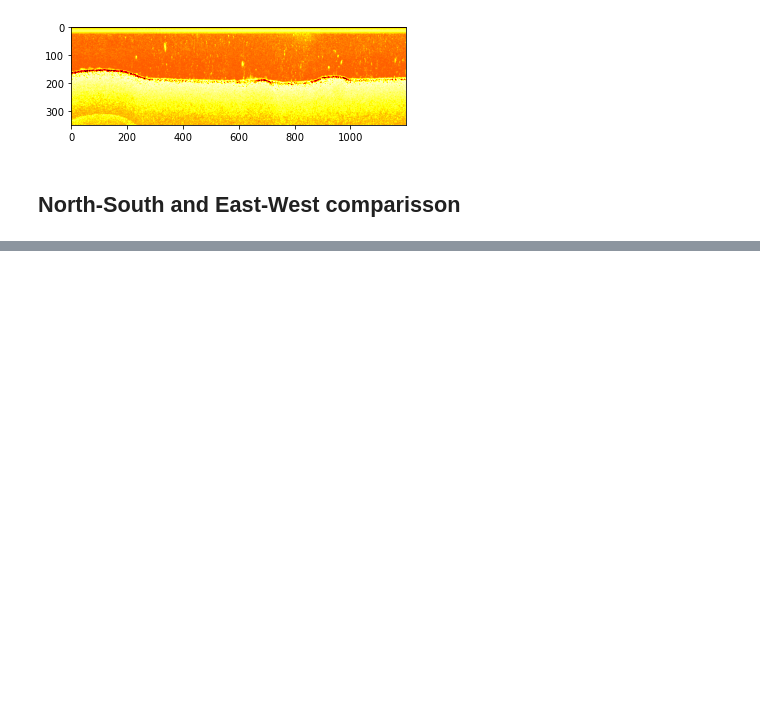
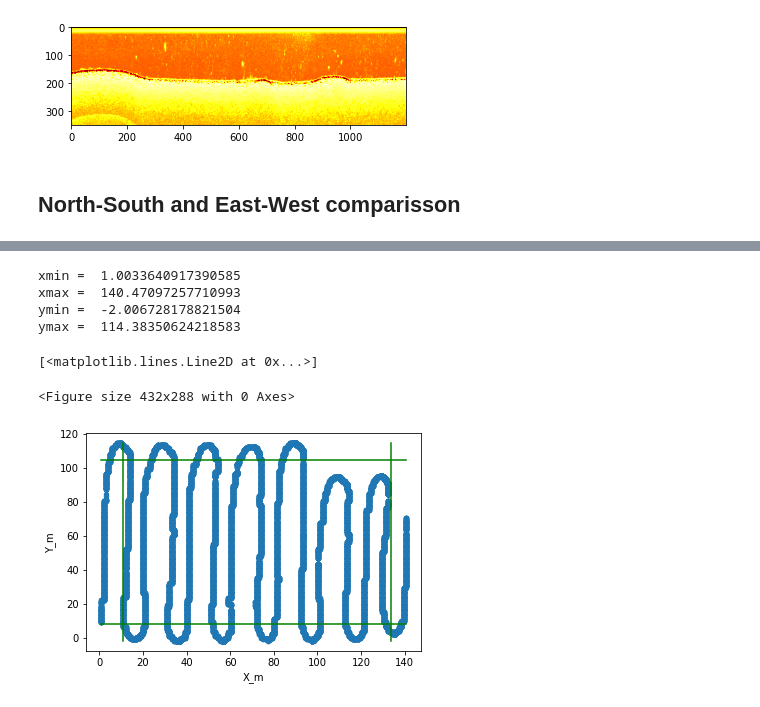
Before and after one commit to andrespulido8/sonar_sparse_point_cloud, a Jupyter notebook: read_echogram.ipynb, the cells around one changed output, grey strips where cells are left out. Saved outputs shown, nothing was run; the diff lists cells and outputs as text; code cells hidden in the pictures; blank space fills up the shorter version.

```diff
--- a/read_echogram.ipynb
+++ b/read_echogram.ipynb
@@ -266,4 +202,0 @@ xmin:  3.01009226962924
-# %%
-# Initialize the arrays for the comparisson
-NO_SO = np.array([[600, 1800, 5]])
-EA_WE = np.array([[11500, 12600, 5]])
@@ -475,0 +263,28 @@ df_jax.to_csv("Sonar_2022-01-06_14.10.26.csv", columns=["longitude", "latitude",
+# %%
+# approximate limits of axis for plotting
+index_f = 0
+
+xmin = dataset_012022[files[index_f]].df["X_m"].min()  # xmin =  1.0033640917390585
+xmax = dataset_012022[files[index_f]].df["X_m"].max()  # xmax =  140.47097257710993
+ymin = dataset_012022[files[index_f]].df["Y_m"].min()  # ymin =  -2.006728178821504
+ymax = dataset_012022[files[index_f]].df["Y_m"].max()  # ymax =  114.38350624218583
+
+print("xmin = ", xmin)
+print("xmax = ", xmax)
+print("ymin = ", ymin)
+print("ymax = ", ymax)
+
+fig = plt.figure()
+ax2 = dataset_012022[files[index_f]].df.plot.scatter(x="X_m", y="Y_m")
+ax2.plot([xmin+10]*2,[ymin,ymax], 'g') #xmin line
+ax2.plot([xmax-7]*2,[ymin,ymax], 'g') #xmax line
+ax2.plot([xmin,xmax],[ymin+10]*2, 'g') #ymin line
+ax2.plot([xmin,xmax],[ymax-10]*2, 'g') #ymax line
+# %% [output]
+xmin =  1.0033640917390585
+xmax =  140.47097257710993
+ymin =  -2.006728178821504
+ymax =  114.38350624218583
+[<matplotlib.lines.Line2D at 0x...>]
+<Figure size 432x288 with 0 Axes>
+[figure, added]
```
Also changed, not shown: parts of 38 cells of this notebook, 5 other files.
